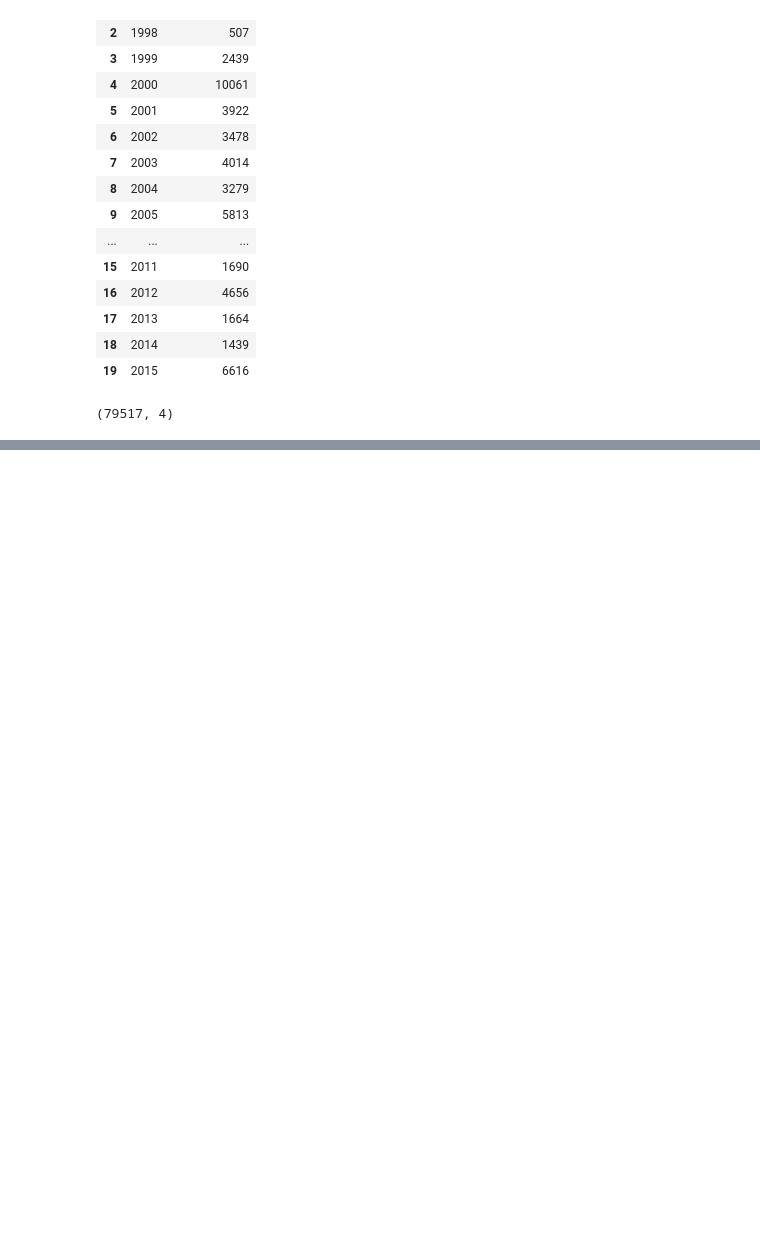
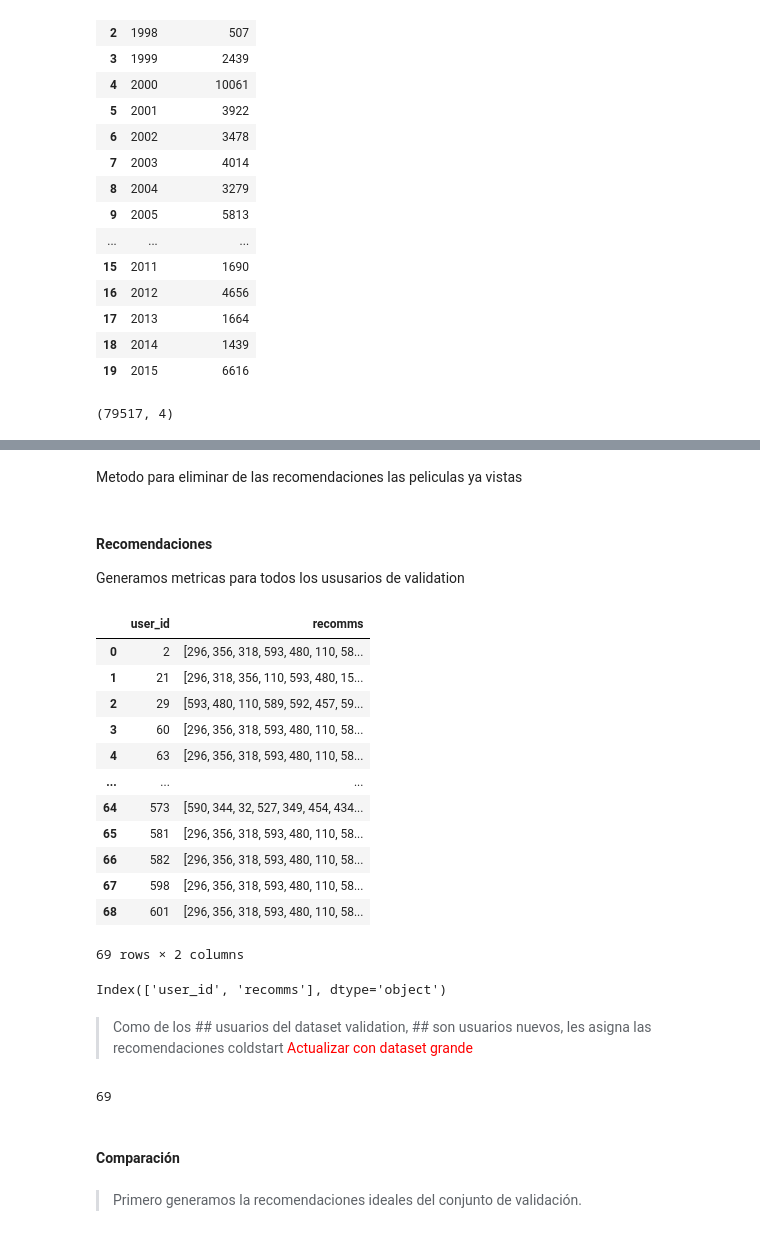
Before and after one commit to haploide/recommendation_system, a Jupyter notebook: notebooks/Entregable_3_Araoz_Bajo_Barrera.ipynb, the cells around one changed output, grey strips where cells are left out. Saved outputs shown, nothing was run; the diff lists cells and outputs as text; code cells hidden in the pictures; blank space fills up the shorter version.

Commit message:
METRICAS EN CONJUNTO VALIDATION

```diff
--- a/notebooks/Entregable_3_Araoz_Bajo_Barrera.ipynb
+++ b/notebooks/Entregable_3_Araoz_Bajo_Barrera.ipynb
@@ -262,0 +461,72 @@ test[~test.userId.isin(train.userId.unique())].userId.nunique()
+# %%
+def getOrderedMoviesId(preds, no_recom):
+    '''
+    Esta funcion recibe los scores predecidos y retorna lista ordenada de moviesId
+    '''
+    recomm = pd.Series(preds)
+    recomm.index = interactions_matrix.columns
+    return list(pd.Series(recomm.sort_values(ascending=False).index))[:no_recom]
+# %% [markdown]
+Metodo para eliminar de las recomendaciones las peliculas ya vistas
+# %%
+def getNotWatchedMovieId(user, recomm):
+    '''
+    Esta funcion recibe las recomendaciones y retorna lista de recomendaciones sin las peliculas vistas por el usuario
+    '''
+    watched = train[train.userId == user].movieId.unique()
+    return [x for x in recomm if x not in watched][:20]
+# %%
+def recomm(user, no_recom):
+    result = None
+    if user in list(interactions_matrix.index):
+        score = predict(user)
+        recomm = getOrderedMoviesId(score, no_recom)
+        result = getNotWatchedMovieId(user, recomm)
+    else:
+        result = getColdStarRecomm(train, 20)
+    return result
+# %% [markdown]
+#### Recomendaciones
+Generamos metricas para todos los ususarios de validation
+# %%
+def recommAll_Validation(no_recom):
+    recomms_dict = {
+        'user_id': [],
+        'recomms': []
+    }
+    for user in validation.userId.unique():
+        recomms_dict['user_id'].append(user)
+        recomms_dict['recomms'].append(recomm(user, no_recom))
+    return pd.DataFrame(recomms_dict)
+# %%
+pd.options.display.max_colwidth = None
+df = recommAll_Validation(100)
+df
+# %% [output]
+|  | user_id | recomms |
+| 0 | 2 | [296, 356, 318, 593, 480, 110, 58... |
+| 1 | 21 | [296, 318, 356, 110, 593, 480, 15... |
+| 2 | 29 | [593, 480, 110, 589, 592, 457, 59... |
+| 3 | 60 | [296, 356, 318, 593, 480, 110, 58... |
+| 4 | 63 | [296, 356, 318, 593, 480, 110, 58... |
+| ... | ... | ... |
+| 64 | 573 | [590, 344, 32, 527, 349, 454, 434... |
+| 65 | 581 | [296, 356, 318, 593, 480, 110, 58... |
+| 66 | 582 | [296, 356, 318, 593, 480, 110, 58... |
+| 67 | 598 | [296, 356, 318, 593, 480, 110, 58... |
+| 68 | 601 | [296, 356, 318, 593, 480, 110, 58... |
+69 rows × 2 columns
+# %%
+df.columns
+# %% [output]
+Index(['user_id', 'recomms'], dtype='object')
+# %% [markdown]
+> Como de los ## usuarios del dataset validation, ## son usuarios nuevos, les asigna las recomendaciones coldstart <span style="color:red">Actualizar con dataset grande</span>
+# %%
+df.user_id.nunique()
+# %% [output]
+69
+# %% [markdown]
+#### Comparación
+# %% [markdown]
+> Primero generamos la recomendaciones ideales del conjunto de validación.
```
Also changed, not shown: parts of 50 cells of this notebook.
